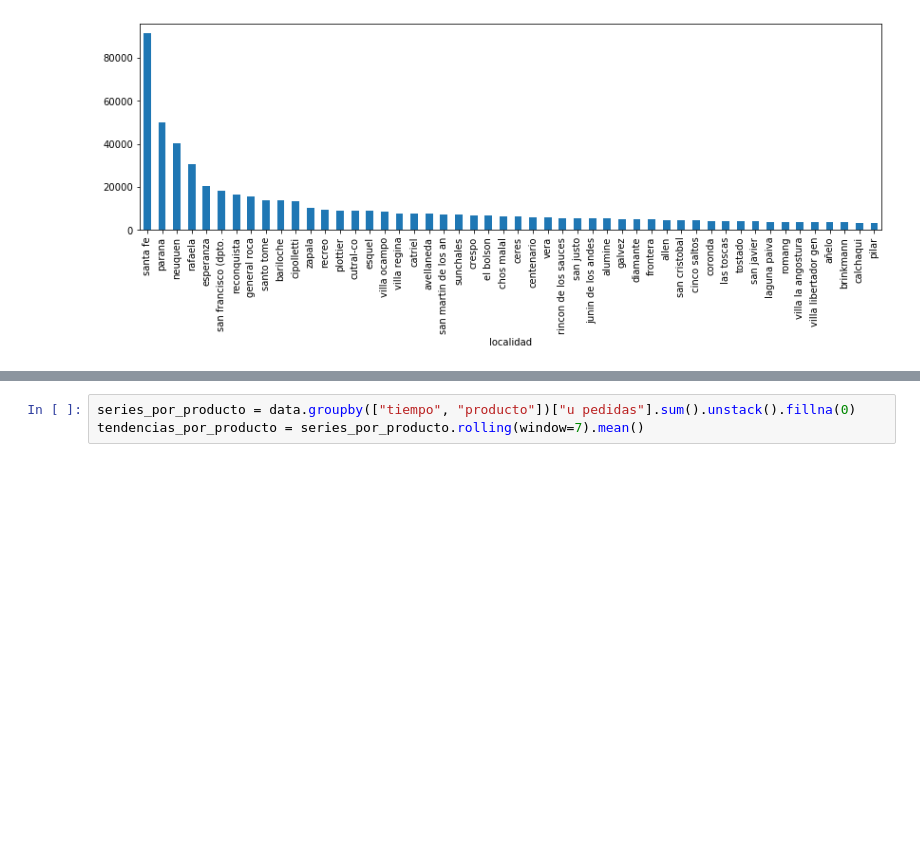
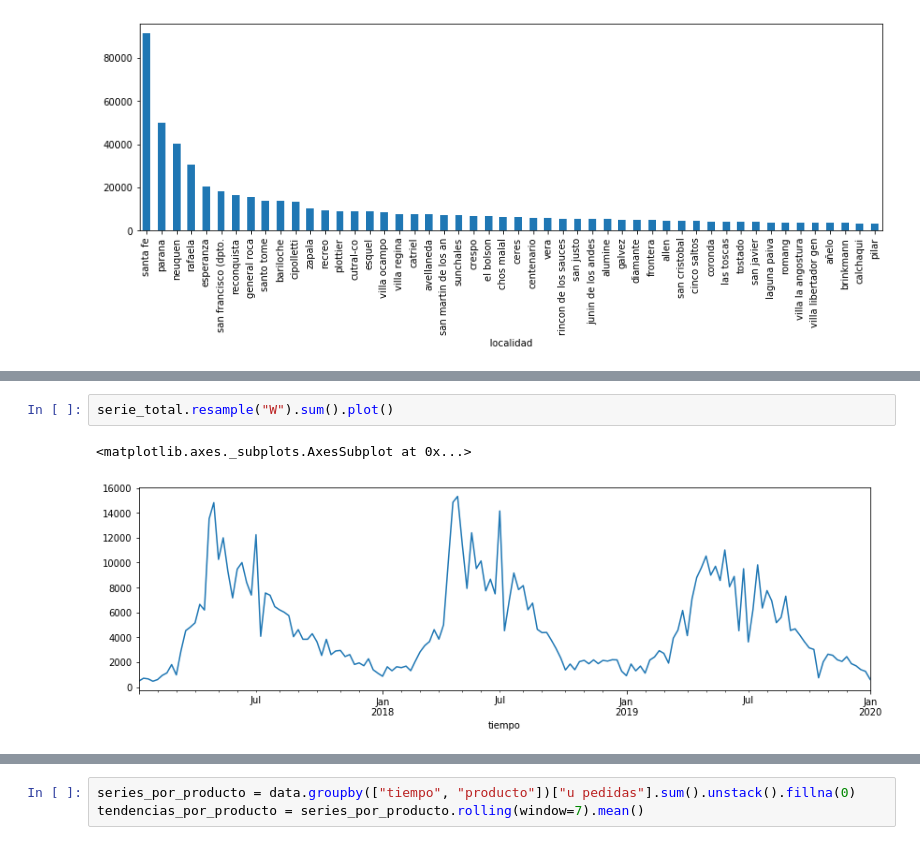
Before and after one commit to coldwhitewinters/LV, a Jupyter notebook: notebooks/exploracion.ipynb, the cells around one changed output, grey strips where cells are left out. Saved outputs shown, nothing was run; the diff lists cells and outputs as text; blank space fills up the shorter version.

```diff
--- a/notebooks/exploracion.ipynb
+++ b/notebooks/exploracion.ipynb
@@ -132,0 +172,5 @@ data.groupby("tiempo")["u pedidas"].sum().rolling(window=15).mean().plot()
+# %%
+serie_total.resample("W").sum().plot()
+# %% [output]
+<matplotlib.axes._subplots.AxesSubplot at 0x...>
+[figure, added]
```
Also changed, not shown: parts of 35 cells of this notebook.
